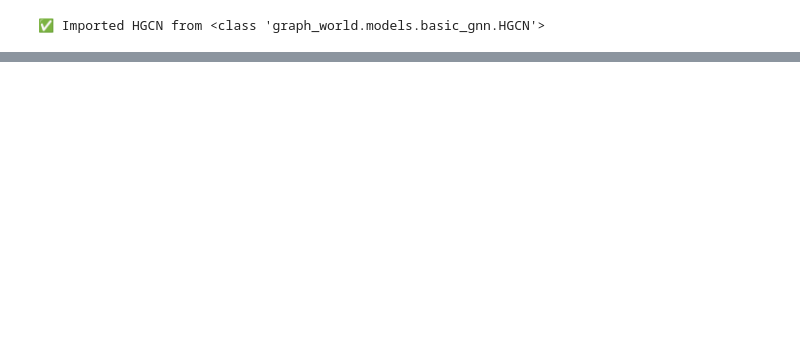
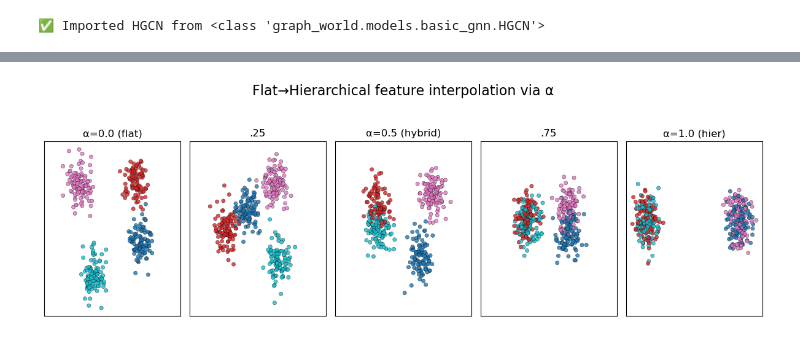
Before and after one commit to danie1uva/graphworld, a Jupyter notebook: src/notebooks/model_testing.ipynb, the cells around one changed output, grey strips where cells are left out. Drawn from its saved outputs; the diff is of its cells as text; code cells hidden in the pictures; blank space fills up the shorter version.

```diff
--- a/src/notebooks/model_testing.ipynb
+++ b/src/notebooks/model_testing.ipynb
@@ -90,0 +91,50 @@ HGCN hyperboloid params: 23,354  train/val/test = [1.0, 0.75, 0.7580000162124634
+# %%
+import numpy as np
+import matplotlib.pyplot as plt
+from sklearn.decomposition import PCA
+from graph_world.generators.sbm_simulator import _SimulateHierarchicalFeatures
+
+
+# === Choose number of nodes & classes ===
+N = 400
+K = 4
+labels = np.random.choice(K, size=N)  # random assignment to 4 classes
+D = 16                                # we will generate 16‐dim features
+
+base_d = 2.0    # choose a separation scale
+sigma_noise = 1.0
+
+# Values of alpha to test
+alphas = [0.0, 0.25, .5, .75, 1.0]
+titles = ["α=0.0 (flat)", ".25", "α=0.5 (hybrid)", ".75", "α=1.0 (hier)"]
+
+# Build figure
+fig, axes = plt.subplots(1, len(alphas), figsize=(12, 4), sharex=True, sharey=True)
+
+for ax, α, title in zip(axes, alphas, titles):
+    X = _SimulateHierarchicalFeatures(
+        labels=labels,
+        feature_dim=D,
+        alpha=α,
+        base_distance=base_d,
+        noise_variance=sigma_noise,
+        # force exactly 2 super‐groups so you see the hierarchy clearly
+        num_supergroups=2
+    )
+    # Reduce to 2D via PCA for plotting
+    X2 = PCA(n_components=2).fit_transform(X)
+
+    scatter = ax.scatter(
+        X2[:, 0], X2[:, 1],
+        c=labels, cmap="tab10", s=20, alpha=0.8,
+        edgecolor="k", linewidth=0.3
+    )
+    ax.set_title(title)
+    ax.set_xticks([])
+    ax.set_yticks([])
+
+plt.suptitle("Flat→Hierarchical feature interpolation via α", fontsize=16)
+plt.tight_layout(rect=[0,0,1,0.93])
+plt.show()
+# %% [output]
+[figure, added]
```
Also changed, not shown: parts of 2 cells of this notebook, 4 other files.
